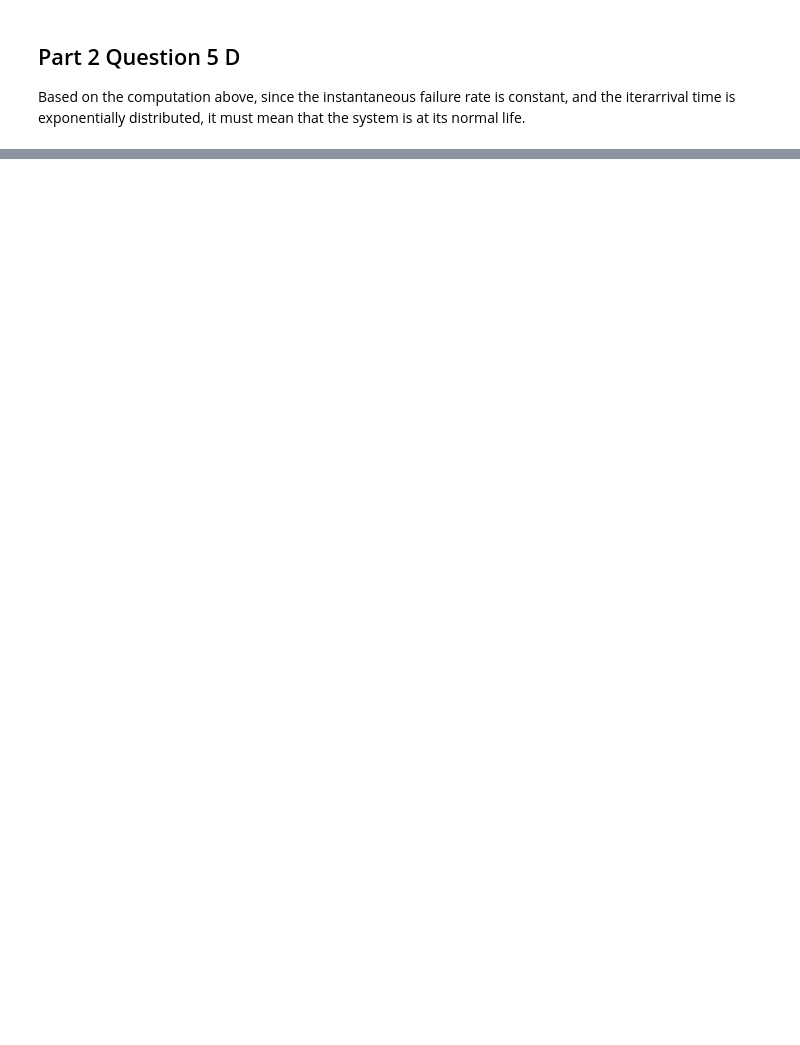
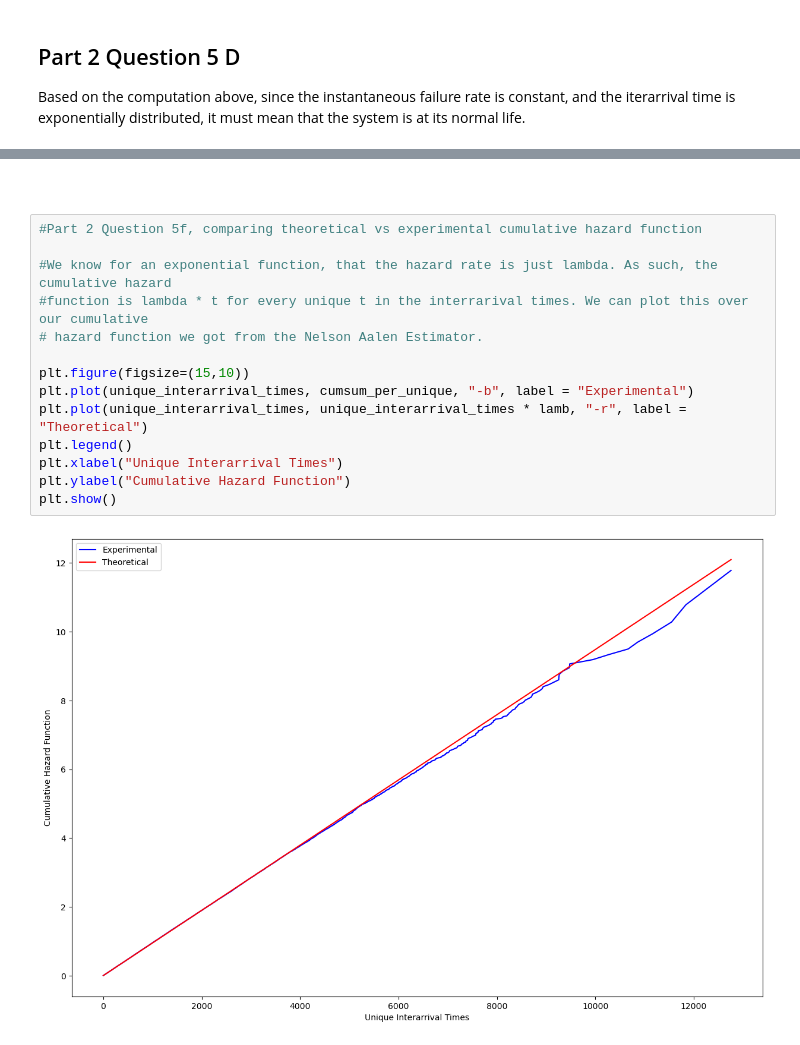
Before and after one commit to s1oly/GPUFailureAnalysis, a Jupyter notebook: project_1.ipynb, the cells around one changed output, grey strips where cells are left out. Cells and saved outputs as stored; diff of their text form; blank space fills up the shorter version.

Commit message:
Finished Part 2

```diff
--- a/project_1.ipynb
+++ b/project_1.ipynb
@@ -322,0 +338,18 @@ Based on the computation above, since the instantaneous failure rate is constant
+# %% [markdown]
+#
+# %%
+#Part 2 Question 5f, comparing theoretical vs experimental cumulative hazard function
+
+#We know for an exponential function, that the hazard rate is just lambda. As such, the cumulative hazard
+#function is lambda * t for every unique t in the interrarival times. We can plot this over our cumulative
+# hazard function we got from the Nelson Aalen Estimator.
+
+plt.figure(figsize=(15,10))
+plt.plot(unique_interarrival_times, cumsum_per_unique, "-b", label = "Experimental")
+plt.plot(unique_interarrival_times, unique_interarrival_times * lamb, "-r", label = "Theoretical")
+plt.legend()
+plt.xlabel("Unique Interarrival Times")
+plt.ylabel("Cumulative Hazard Function")
+plt.show()
+# %% [output]
+[figure, added]
```
Also changed, not shown: parts of 4 cells of this notebook.
